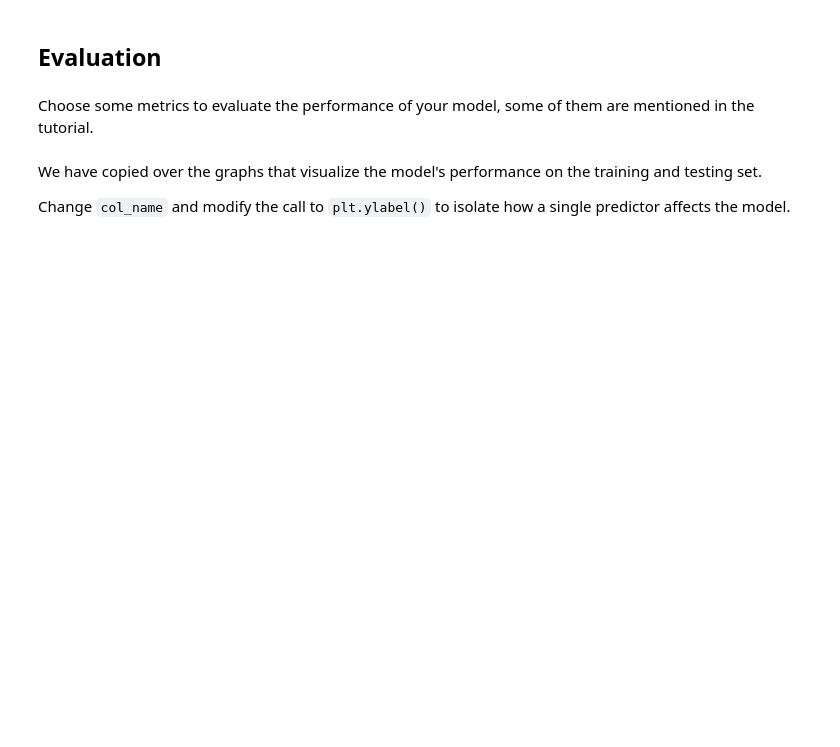
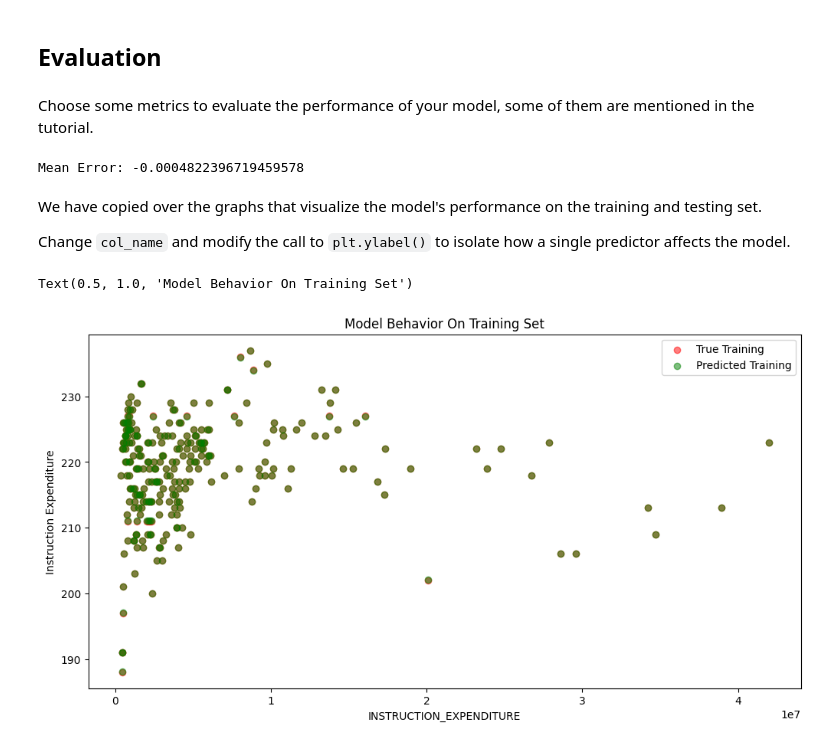
Before and after one commit to mmdu2/MDST-Onboarding, a Jupyter notebook: tutorial1/checkpoint1.ipynb, the cells around one changed output. Saved outputs shown, nothing was run; the diff lists cells and outputs as text; code cells hidden in the pictures; blank space fills up the shorter version.

```diff
--- a/tutorial1/checkpoint1.ipynb
+++ b/tutorial1/checkpoint1.ipynb
@@ -83,6 +164,10 @@ from sklearn.model_selection import train_test_split
+# %%
+X = state_edu[['INSTRUCTION_EXPENDITURE','AVG_READING_8_SCORE','AVG_READING_4_SCORE']].dropna()
+y = state_edu.loc[X.index]['AVG_READING_4_SCORE']
 # %%
 # X_train, X_test, y_train, y_test = train_test_split(
 #      X, y, test_size=, random_state=42)
+X_train, X_test, y_train, y_test = train_test_split(X, y, test_size=.4, random_state=0)
 # %% [markdown]
 <h2> Prediction </h2>
 # %% [markdown]
@@ -92,5 +179,6 @@ ML Models [Resource](https://medium.com/@vijaya.beeravalli/comparison-of-machine
 # %%
 # create your model here
-# model =
+model = LinearRegression()
+model = Lasso(alpha=0.1)
 # %%
 model.fit(X_train, y_train)
@@ -100,19 +190,33 @@ y_pred = model.predict(X_test)
 ## Evaluation
 # %% [markdown]
 Choose some metrics to evaluate the performance of your model, some of them are mentioned in the tutorial.
+# %%
+model.score(X_test, y_test)
+mean_error = np.mean(y_pred - y_test)
+print(f'Mean Error: {mean_error}')
+
+# np.mean(model.predict(X_test)-y_test)
+# np.mean(np.abs(model.predict(X_test)-y_test))
+# np.mean((model.predict(X_test)-y_test)**2)**0.5
+# %% [output]
+Mean Error: -0.0004822396719459578
 # %% [markdown]
 We have copied over the graphs that visualize the model's performance on the training and testing set.
 
 Change `col_name` and modify the call to `plt.ylabel()` to isolate how a single predictor affects the model.
 # %%
-# col_name = 'COLUMN NAME OF ONE PREDICTOR'
 
-# f = plt.figure(figsize=(12,6))
-# plt.scatter(X_train[col_name], y_train, color = "red")
-# plt.scatter(X_train[col_name], model.predict(X_train), color = "green")
+col_name = 'INSTRUCTION_EXPENDITURE'
 
-# plt.legend(['True Training','Predicted Training'])
-# plt.xlabel(col_name)
-# plt.ylabel('NAME OF THE PREDICTOR')
-# plt.title("Model Behavior On Training Set")
+f = plt.figure(figsize=(12,6))
+plt.scatter(X_train[col_name], y_train, color = "red", alpha=0.5)
+plt.scatter(X_train[col_name], model.predict(X_train), color = "green", alpha=0.5)
+
+plt.legend(['True Training','Predicted Training'])
+plt.xlabel(col_name)
+plt.ylabel('Instruction Expenditure')
+plt.title("Model Behavior On Training Set")
+# %% [output]
+Text(0.5, 1.0, 'Model Behavior On Training Set')
+[figure, added]
 # %%
```
Also changed, not shown: parts of 25 cells of this notebook, 2 other files.
